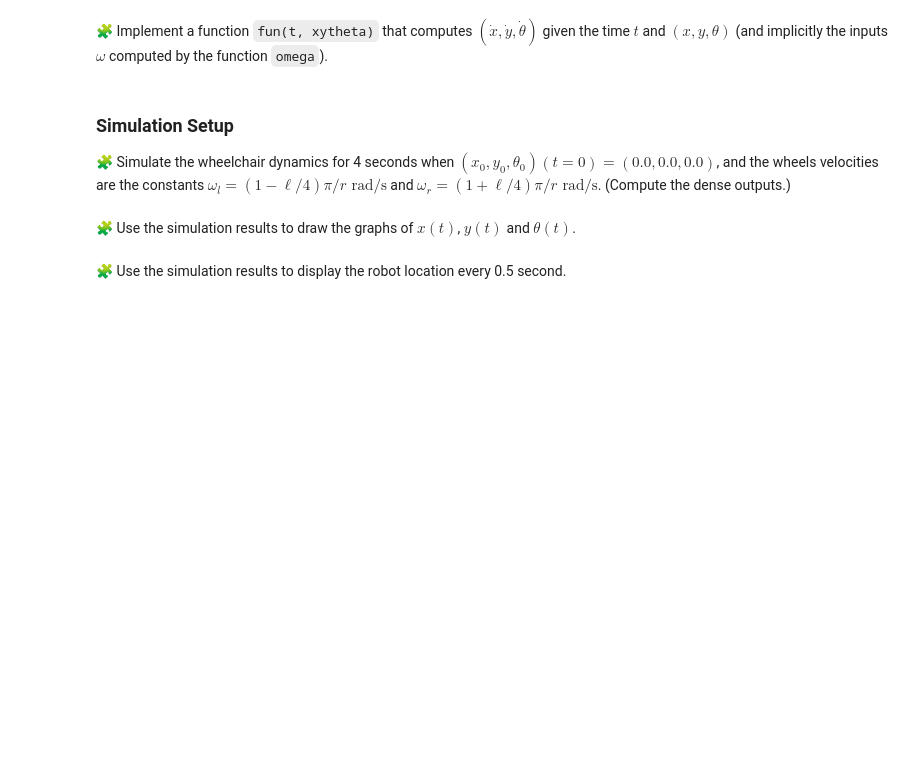
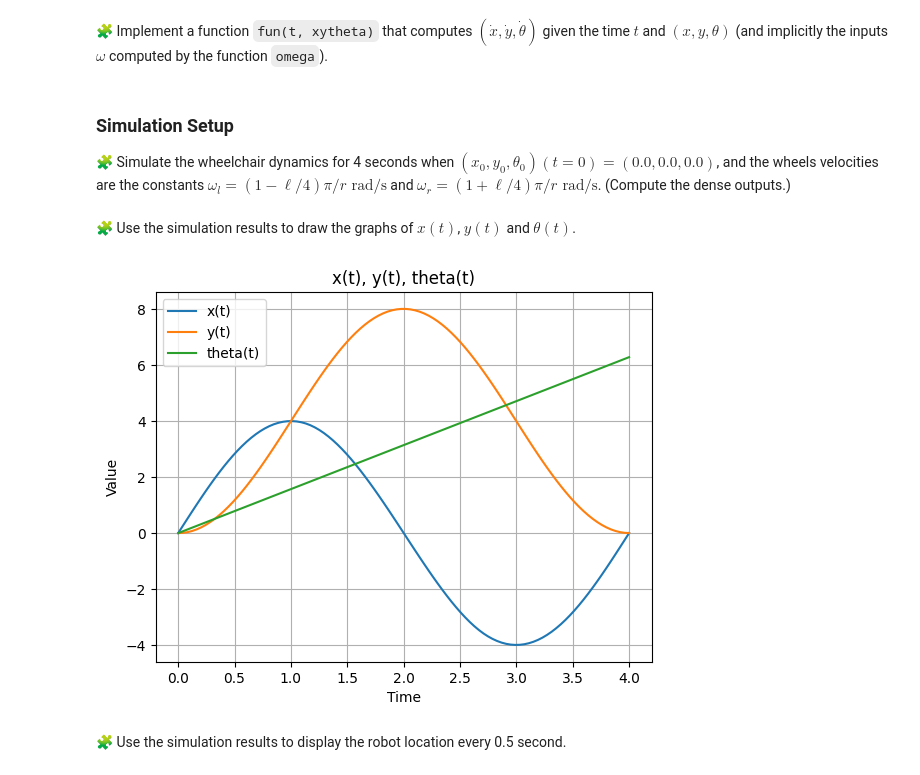
Before and after one commit to DohaJouay/control-engineering-with-python-project-2023-2024, a Jupyter notebook: Project-part-1.ipynb, the cells around one changed output. Saved outputs shown, nothing was run; the diff lists cells and outputs as text; code cells hidden in the pictures; blank space fills up the shorter version.

```diff
--- a/Project-part-1.ipynb
+++ b/Project-part-1.ipynb
@@ -225,2 +287,4 @@ pass
+# %%
+results = solve_ivp(fun=fun, t_span =(0.0, 4.0), y0=[0.0, 0.0, 0.0], dense_output=True)
 # %% [markdown]
 🧩 Use the simulation results to draw the graphs of $x(t)$, $y(t)$ and $\theta(t)$.
@@ -229,2 +291,21 @@ pass
+# %%
+# Extract the solution
+t = np.linspace(0, 4, 100)
+sol = results.sol(t)
+
+# Plot x, y, and theta over time
+plt.plot(t, sol[0], label='x(t)')
+plt.plot(t, sol[1], label='y(t)')
+plt.plot(t, sol[2], label='theta(t)')
+
+plt.xlabel('Time')
+plt.ylabel('Value')
+plt.title('x(t), y(t), theta(t)')
+plt.legend()
+plt.grid(True)
+
+plt.show()
+# %% [output]
+[figure, added]
 # %% [markdown]
 🧩 Use the simulation results to display the robot location every 0.5 second.
```
Also changed, not shown: parts of 7 cells of this notebook.
